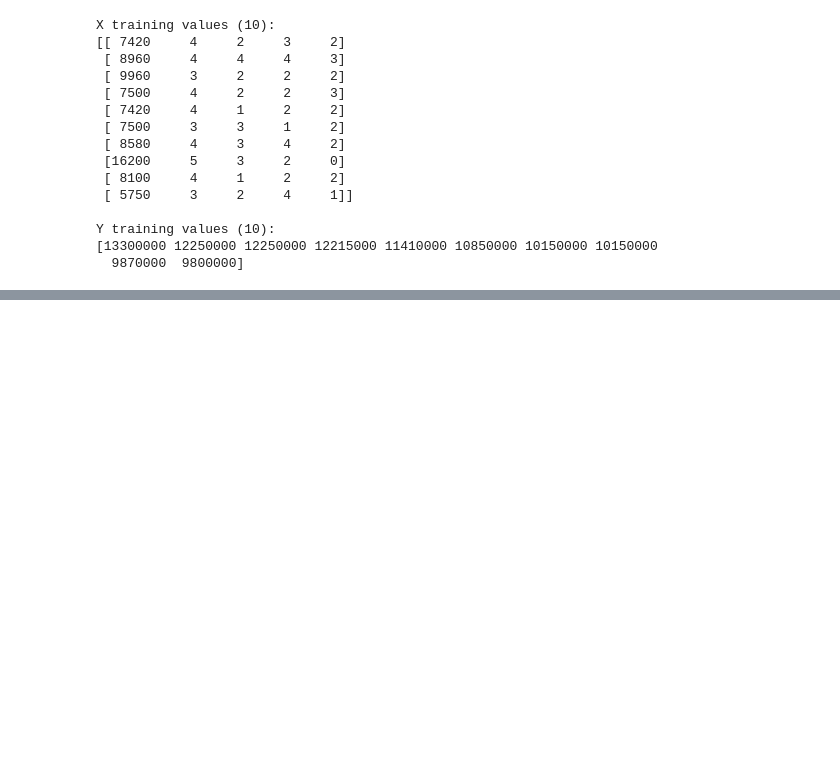
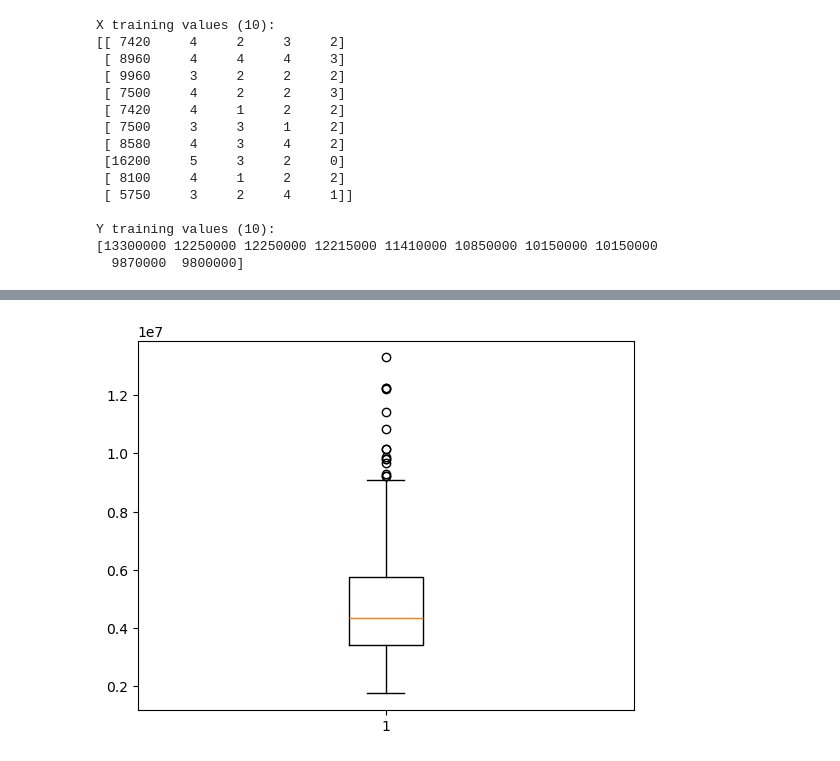
Before and after one commit to OriElbaz/housing-price-predictor, a Jupyter notebook: notebooks/01_implementation.ipynb, the cells around one changed output, grey strips where cells are left out. Saved outputs shown, nothing was run; the diff lists cells and outputs as text; code cells hidden in the pictures; blank space fills up the shorter version.

```diff
--- a/notebooks/01_implementation.ipynb
+++ b/notebooks/01_implementation.ipynb
@@ -82,0 +88,5 @@ NameError: name 'p' is not defined
+# %%
+ax = plt.boxplot(df['price'])
+plt.show()
+# %% [output]
+[figure, added]
```
Also changed, not shown: parts of 6 cells of this notebook.
